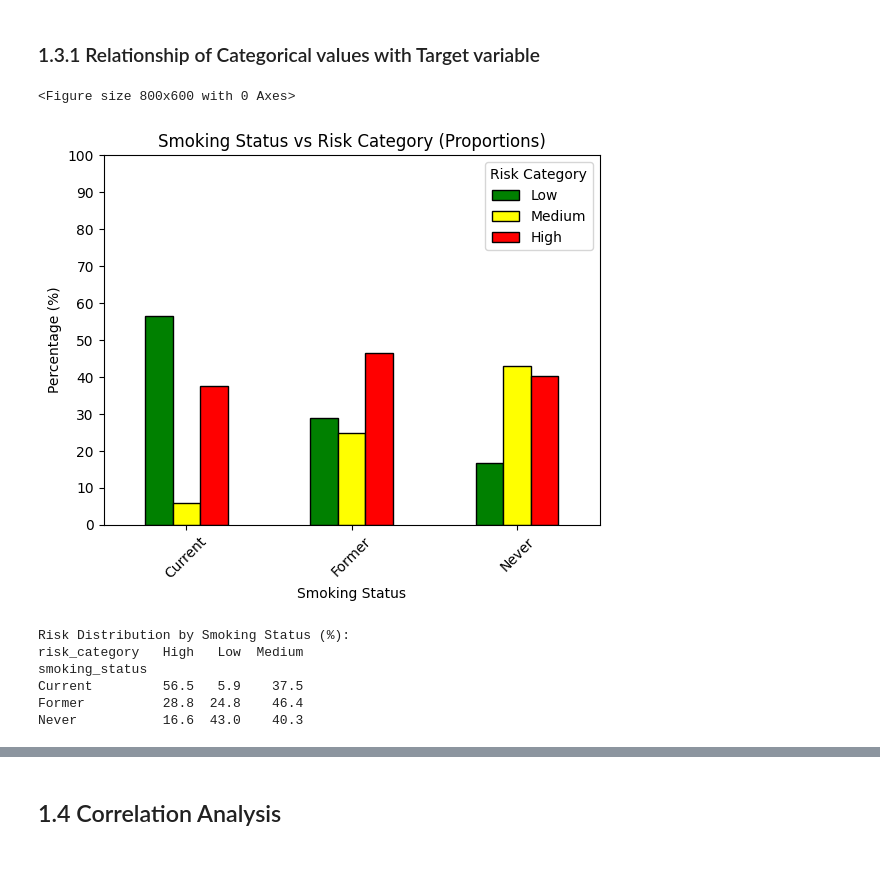
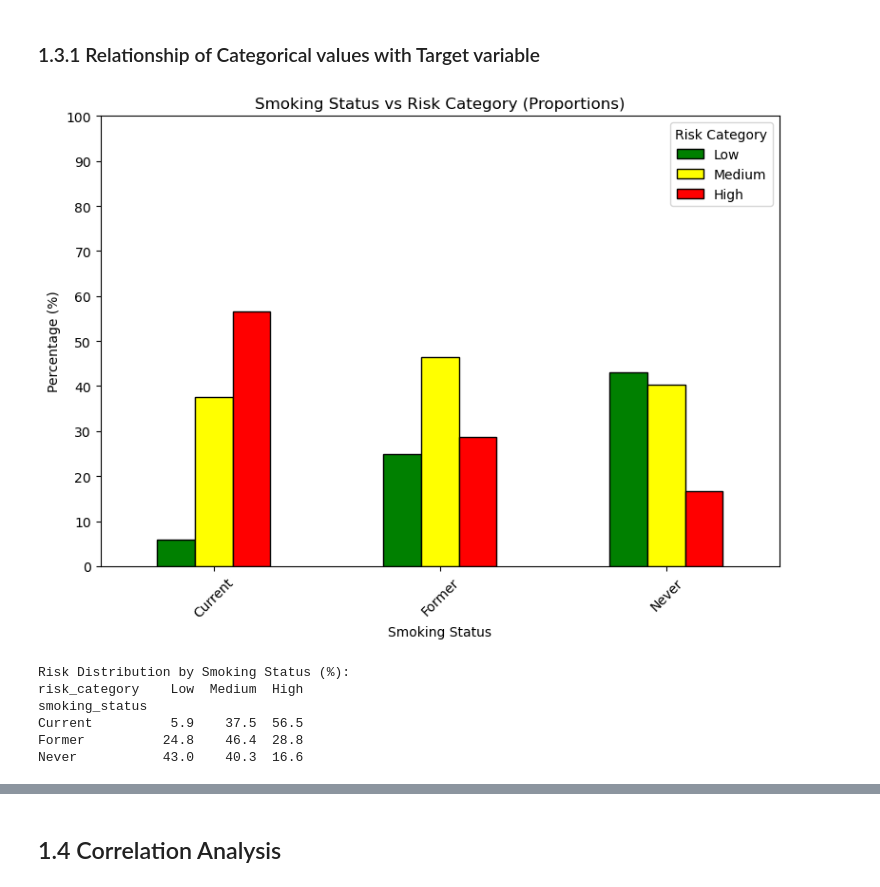
Before and after one commit to maxhaus31/Machine_Learning_HeartDiseaseDetection, a Jupyter notebook: 01_ExploratoryDataAnalysis.ipynb, the cells around one changed output, grey strips where cells are left out. Cells and saved outputs as stored; diff of their text form; code cells hidden in the pictures; blank space fills up the shorter version.

Commit message:
EDA Fixed Graph

```diff
--- a/01_ExploratoryDataAnalysis.ipynb
+++ b/01_ExploratoryDataAnalysis.ipynb
@@ -213,32 +229,45 @@ Name: count, dtype: int64
 # %%
 # Smoking status vs Risk Category (proportions)
 # Calculate proportions
 smoking_risk_props = pd.crosstab(df['smoking_status'], df['risk_category'], normalize='index') * 100
 
 # Plot
-risk_colors = ['green', 'yellow', 'red']
-plt.figure(figsize=(8,6))
-smoking_risk_props.plot(kind='bar', color=risk_colors, edgecolor='black')
-plt.title('Smoking Status vs Risk Category (Proportions)')
-plt.xlabel('Smoking Status')
-plt.ylabel('Percentage (%)')
-plt.legend(title='Risk Category', labels=['Low', 'Medium', 'High'])
-plt.xticks(rotation=45)
-plt.yticks(np.arange(0, 101, 10))
+risk_order = ['Low', 'Medium', 'High']
+smoking_risk_props = smoking_risk_props.reindex(columns=risk_order, fill_value=0)
+
+# Fixed mapping: category -> color
+risk_color_map = {'Low': 'green', 'Medium': 'yellow', 'High': 'red'}
+
+ax = smoking_risk_props.plot(
+    kind='bar',
+    figsize=(8, 6),
+    edgecolor='black',
+    color=[risk_color_map[c] for c in smoking_risk_props.columns]  # guaranteed correct order
+)
+
+ax.set_title('Smoking Status vs Risk Category (Proportions)')
+ax.set_xlabel('Smoking Status')
+ax.set_ylabel('Percentage (%)')
+ax.set_ylim(0, 100)
+ax.set_yticks(np.arange(0, 101, 10))
+ax.tick_params(axis='x', rotation=45)
+
+# Let pandas build the legend from the columns (avoids mismatches)
+ax.legend(title='Risk Category')
+
+plt.tight_layout()
 plt.show()
 
-# Print the actual percentages
 print("\nRisk Distribution by Smoking Status (%):")
 print(smoking_risk_props.round(1))
 # %% [output]
+[figure, new version]
-<Figure size 800x600 with 0 Axes>
+Risk Distribution by Smoking Status (%):
+risk_category    Low  Medium  High
+smoking_status
+Current          5.9    37.5  56.5
+Former          24.8    46.4  28.8
+Never           43.0    40.3  16.6
-[figure, old version]
-Risk Distribution by Smoking Status (%):
-risk_category   High   Low  Medium
-smoking_status
-Current         56.5   5.9    37.5
-Former          28.8  24.8    46.4
-Never           16.6  43.0    40.3
 # %%
 # Family history of heart disease vs Risk Category (proportions)
 family_history_risk_props = pd.crosstab(df['family_history_heart_disease'], df['risk_category'], normalize='index') * 100
```
Also changed, not shown: parts of 7 cells of this notebook.
